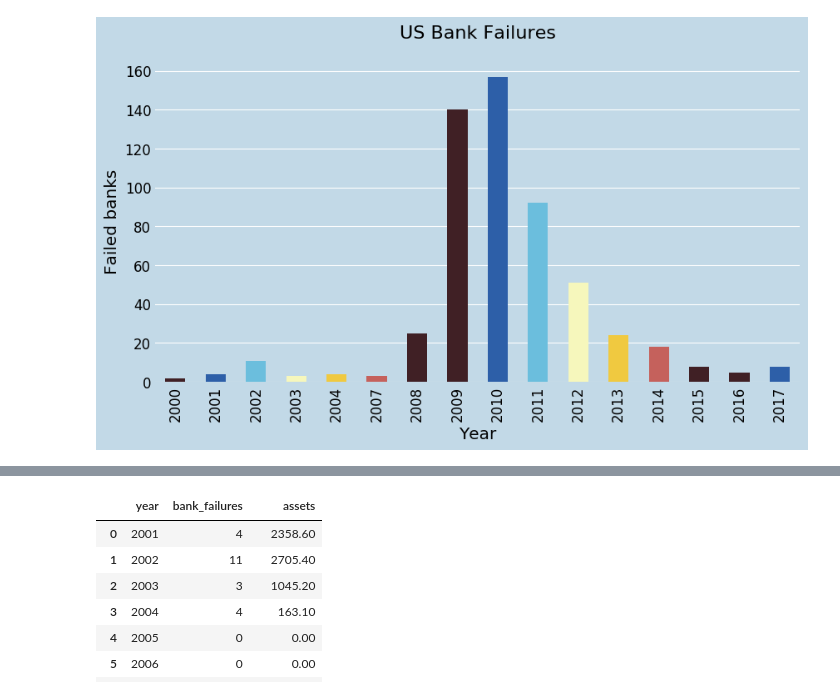
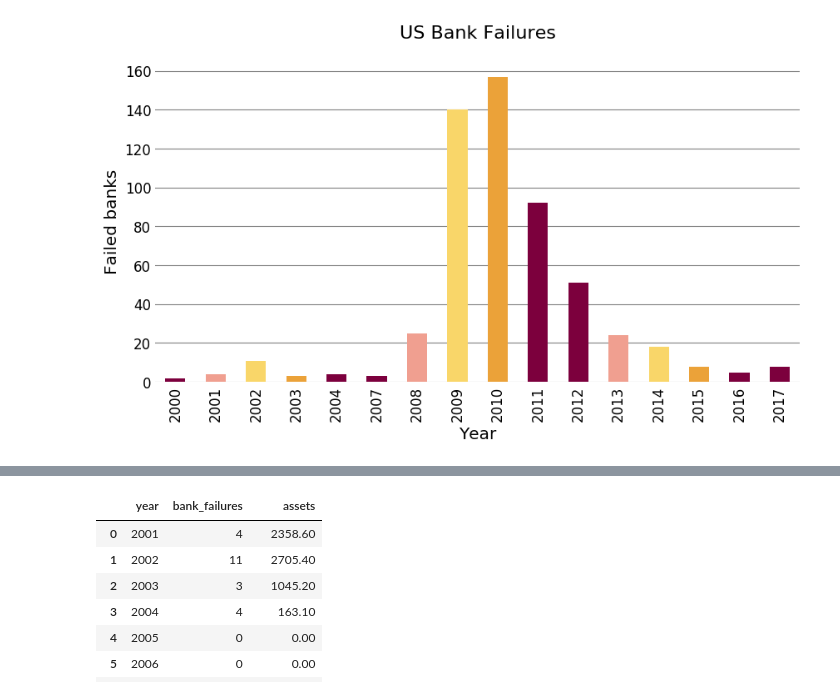
Before and after one commit to vpenney/data-studio, a Jupyter notebook: code/03-failed-banks/failed-banks.ipynb, the cells around one changed output, grey strips where cells are left out. Saved outputs shown, nothing was run; the diff lists cells and outputs as text; code cells hidden in the pictures.

```diff
--- a/code/03-failed-banks/failed-banks.ipynb
+++ b/code/03-failed-banks/failed-banks.ipynb
@@ -44,39 +46,39 @@ plt.rcParams.update({
     'pdf.fonttype': 42,
     'ps.fonttype': 42,
     'patch.linewidth': 0.5,
-    'figure.facecolor': '#c2d9e7',
+    'figure.facecolor': 'white',
     'font.size': 12.0,
-    'axes.facecolor': '#c2d9e7',
+    'axes.facecolor': 'white',
     'axes.edgecolor': 'white',
     'axes.linewidth': '1',
     'axes.grid': True,
-    'grid.color': 'white',
+    'grid.color': 'gray',
     'axes.titlesize': 'x-large',
     'axes.labelsize': 'large',
     'axes.axisbelow': True,
-    'axes.prop_cycle': cycler('color', ['#402025', '#2D5FA8', '#6BBEDD', '#F6F7BC', '#F0C940', '#C5615C']),
+    'axes.prop_cycle': cycler('color', ['#7c003d', '#f09f90', '#f9d669', '#EBA239']),
     'xtick.major.size': 0,
     'xtick.minor.size': 0,
     'ytick.major.size': 0,
     'ytick.minor.size': 0,
     'axes.labelweight': 'medium',
     'axes.spines.left': False,
     'axes.spines.bottom': False,
     'axes.spines.top': False,
     'axes.spines.right': False,
     'legend.facecolor': '#FFFFFF',
     'legend.loc': 'upper right',
     'legend.fontsize': 'small'
 })
 ax.set_xlabel("Year")
 ax.set_ylabel("Failed banks")
 ax.grid(False, axis='x')
 ax.set_title("US Bank Failures", pad=20)
 ax.title.set_fontsize(16)
 
 plt.show()
 # %% [output]
-[figure, old version]
+[figure, new version]
 # %%
 df['fail_date'] = pd.to_datetime(df['Closing Date'], format='%d-%b-%y')
 # %%
```
Also changed, not shown: parts of 29 cells of this notebook, 3 other files.
